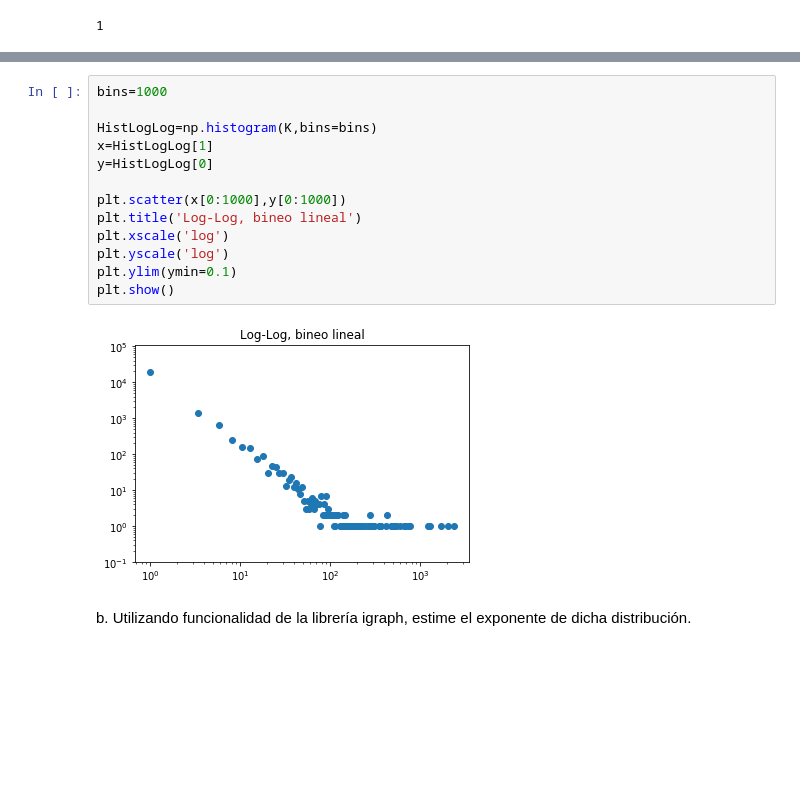
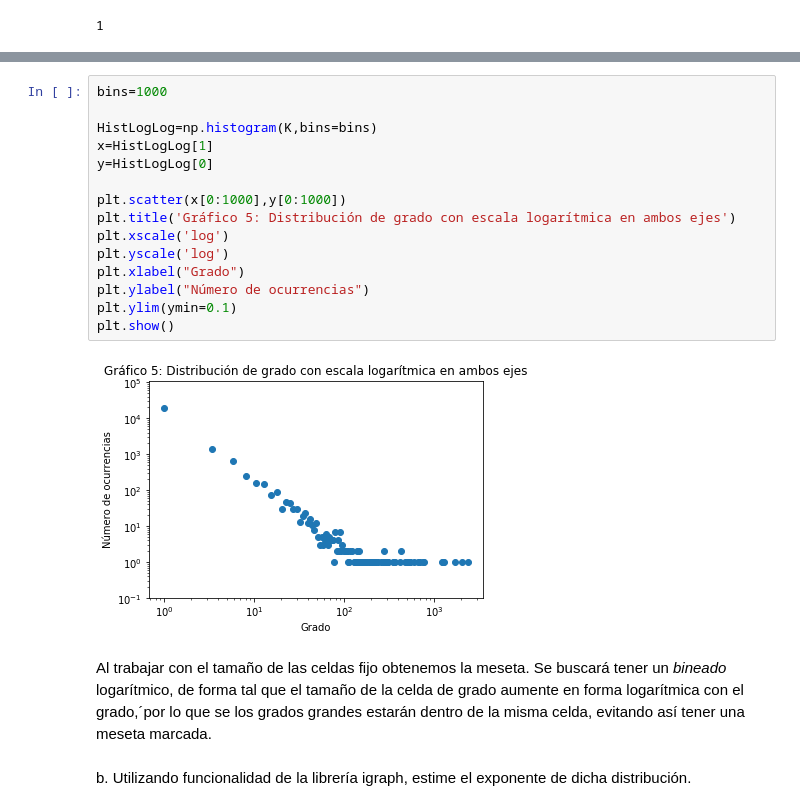
Before and after one commit to vms10/redestcs, a Jupyter notebook: Ejercicio3.ipynb, the cells around one changed output, grey strips where cells are left out. Cells and saved outputs as stored; diff of their text form; blank space fills up the shorter version.

```diff
--- a/Ejercicio3.ipynb
+++ b/Ejercicio3.ipynb
@@ -72,18 +113,22 @@ plt.show()
 # %%
 bins=1000
 
 HistLogLog=np.histogram(K,bins=bins)
 x=HistLogLog[1]
 y=HistLogLog[0]
 
 plt.scatter(x[0:1000],y[0:1000])
-plt.title('Log-Log, bineo lineal')
+plt.title('Gráfico 5: Distribución de grado con escala logarítmica en ambos ejes')
 plt.xscale('log')
 plt.yscale('log')
+plt.xlabel("Grado")
+plt.ylabel("Número de ocurrencias")
 plt.ylim(ymin=0.1)
 plt.show()
 # %% [output]
-[figure, old version]
+[figure, new version]
+# %% [markdown]
+Al trabajar con el tamaño de las celdas fijo obtenemos la meseta. Se buscará tener un *bineado* logarítmico, de forma tal que el tamaño de la celda de grado aumente en forma logarítmica con el grado,´por lo que se los grados grandes estarán dentro de la misma celda, evitando así tener una meseta marcada.
 # %% [markdown]
 b. Utilizando funcionalidad de la librería igraph, estime el exponente de dicha distribución.
 # %%
```
Also changed, not shown: parts of 18 cells of this notebook, 1 other file.
